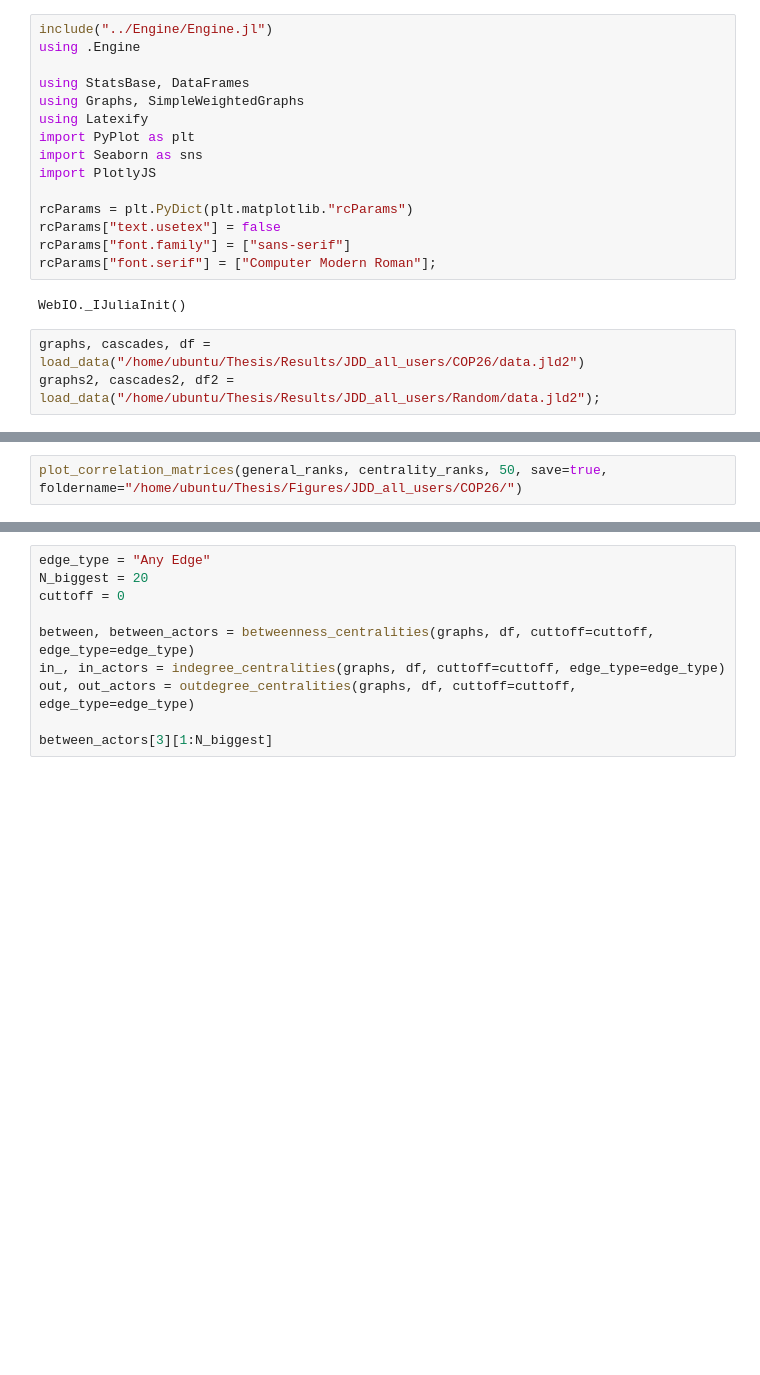
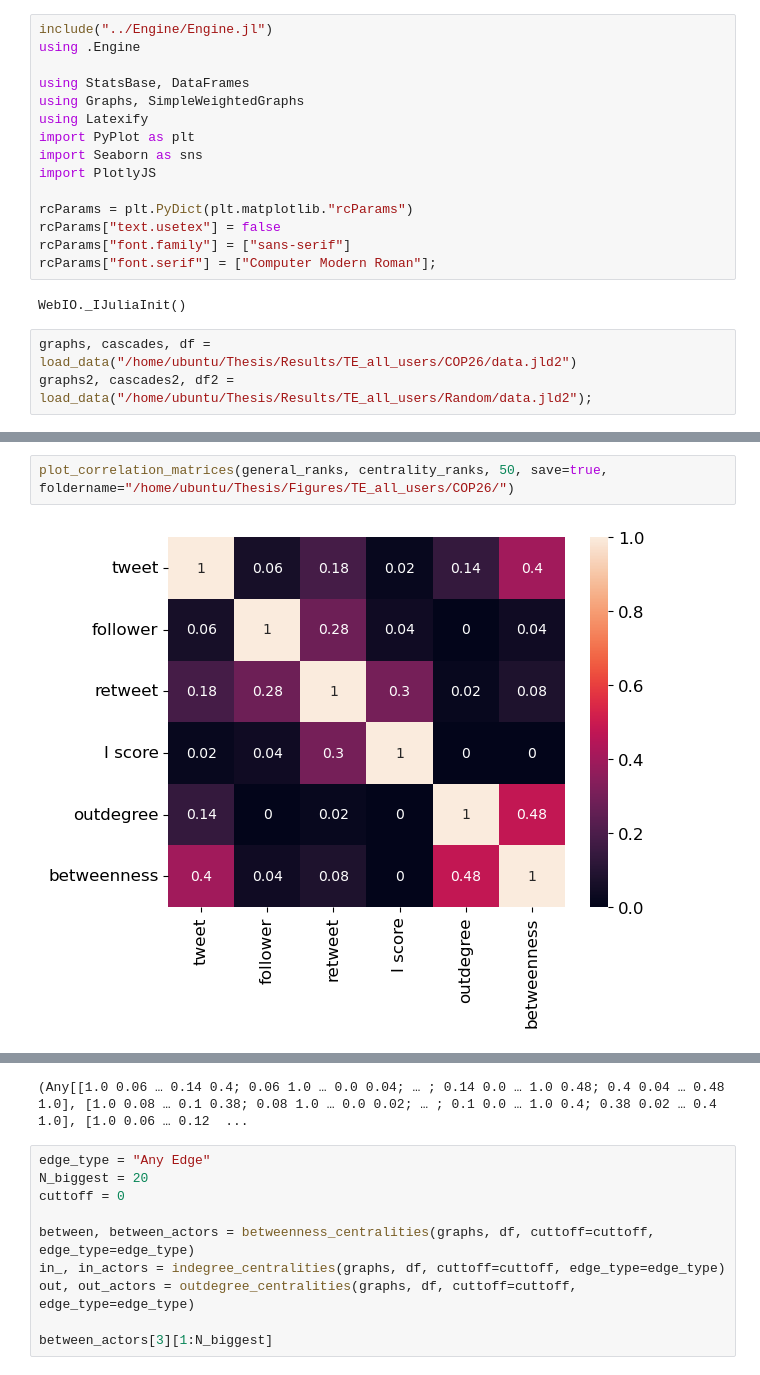
Before and after one commit to Cyrilvallez/Measuring-Influence-Twitter, a Jupyter notebook: Julia/Notebooks/Process2.ipynb, the cells around one changed output, grey strips where cells are left out. Cells and saved outputs as stored; diff of their text form; blank space fills up the shorter version.

```diff
--- a/Julia/Notebooks/Process2.ipynb
+++ b/Julia/Notebooks/Process2.ipynb
@@ -16,7 +16,7 @@ rcParams["font.serif"] = ["Computer Modern Roman"];
 # %% [output]
 WebIO._IJuliaInit()
 # %%
-graphs, cascades, df = load_data("/home/ubuntu/Thesis/Results/JDD_all_users/COP26/data.jld2")
-graphs2, cascades2, df2 = load_data("/home/ubuntu/Thesis/Results/JDD_all_users/Random/data.jld2");
+graphs, cascades, df = load_data("/home/ubuntu/Thesis/Results/TE_all_users/COP26/data.jld2")
+graphs2, cascades2, df2 = load_data("/home/ubuntu/Thesis/Results/TE_all_users/Random/data.jld2");
 # %%
 general_ranks = Metrics.get_general_ranks(COP26, cop_26_dates)
@@ -31,2 +165,4 @@ print(a)
 # %%
-plot_correlation_matrices(general_ranks, centrality_ranks, 50, save=true, foldername="/home/ubuntu/Thesis/Figures/JDD_all_users/COP26/")
+plot_correlation_matrices(general_ranks, centrality_ranks, 50, save=true, foldername="/home/ubuntu/Thesis/Figures/TE_all_users/COP26/")
+# %% [output]
+[figure, added]
@@ -33,3 +171,4 @@ plot_correlation_matrices(general_ranks, centrality_ranks, 50, save=true, folder
+(Any[[1.0 0.06 … 0.14 0.4; 0.06 1.0 … 0.0 0.04; … ; 0.14 0.0 … 1.0 0.48; 0.4 0.04 … 0.48 1.0], [1.0 0.08 … 0.1 0.38; 0.08 1.0 … 0.0 0.02; … ; 0.1 0.0 … 1.0 0.4; 0.38 0.02 … 0.4 1.0], [1.0 0.06 … 0.12  ...
 # %%
 edge_type = "Any Edge"
 N_biggest = 20
```
Also changed, not shown: parts of 13 cells of this notebook, 7 other files.
